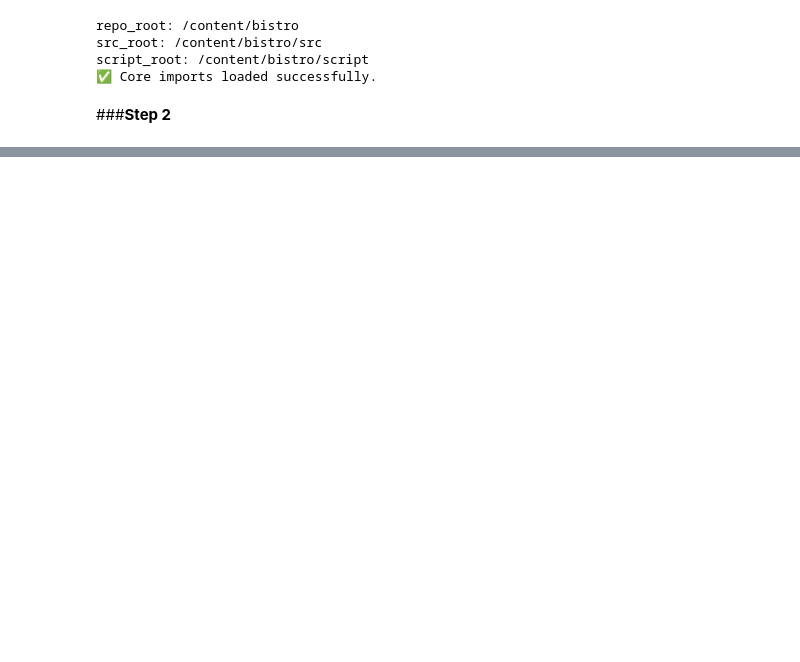
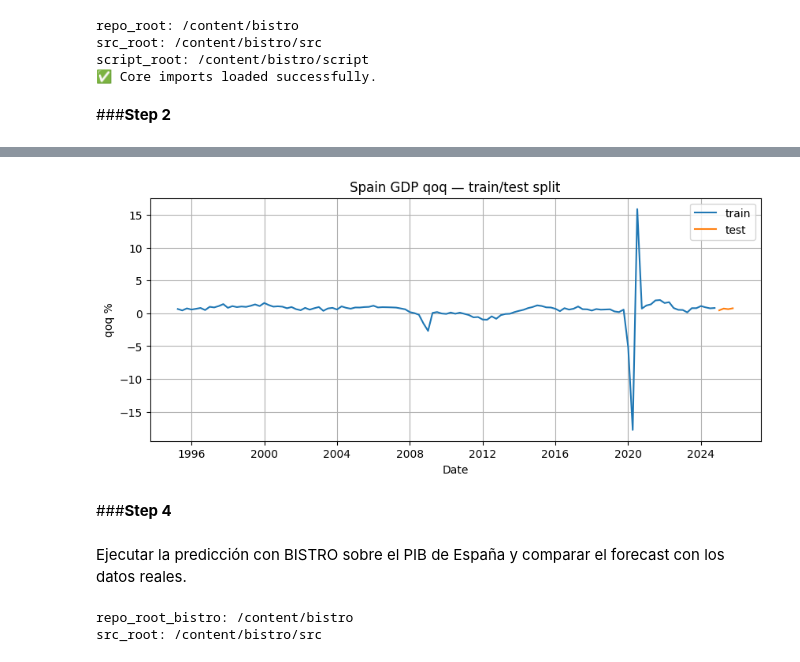
Before and after one commit to angelagdca/GDP_first_model, a Jupyter notebook: GDP_model_firstry.ipynb, the cells around one changed output, grey strips where cells are left out. Drawn from its saved outputs; the diff is of its cells as text; code cells hidden in the pictures; blank space fills up the shorter version.

```diff
--- a/GDP_model_firstry.ipynb
+++ b/GDP_model_firstry.ipynb
@@ -123,0 +340,14 @@ Carpeta creada en: /content/bistro/data
+# %%
+#separamos en train y test para preparar y entrenar el modelo
+
+#Reservamos los últimos 4 trimestres como "test"
+train_ts = ts.iloc[:-PDT].copy()
+test_ts = ts.iloc[-PDT:].copy()
+
+print("Train observations:", len(train_ts))
+print("Test observations:", len(test_ts))
+print()
+print("Último dato train:", train_ts.index[-1])
+print("Primer dato test:", test_ts.index[0])
+print()
+print(test_ts)
@@ -123,0 +367,18 @@ Carpeta creada en: /content/bistro/data
+# %%
+#Visualizamos el split
+
+plt.figure(figsize=(10, 4))
+plt.plot(train_ts.index.to_timestamp(), train_ts.values, label="train")
+plt.plot(test_ts.index.to_timestamp(), test_ts.values, label="test")
+plt.title("Spain GDP qoq — train/test split")
+plt.xlabel("Date")
+plt.ylabel("qoq %")
+plt.grid(True)
+plt.legend()
+plt.show()
+# %% [output]
+[figure, added]
+# %% [markdown]
+###**Step 4**
+# %% [markdown]
+Ejecutar la predicción con BISTRO sobre el PIB de España y comparar el forecast con los datos reales.
@@ -123,0 +393,18 @@ Carpeta creada en: /content/bistro/data
+# %%
+import os
+import sys
+from pathlib import Path
+
+os.chdir("/content/bistro/script")
+
+repo_root_bistro = Path("..").resolve()
+src_root = Path("../src").resolve()
+
+if str(src_root) not in sys.path:
+    sys.path.insert(0, str(src_root))
+
+print("repo_root_bistro:", repo_root_bistro)
+print("src_root:", src_root)
+# %% [output]
+repo_root_bistro: /content/bistro
+src_root: /content/bistro/src
```
Also changed, not shown: parts of 33 cells of this notebook.
